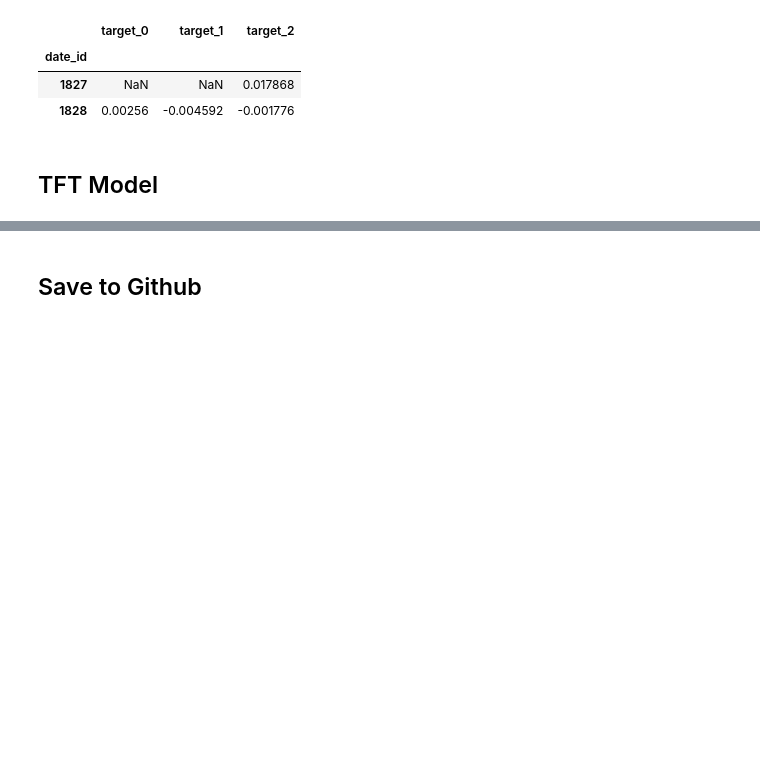
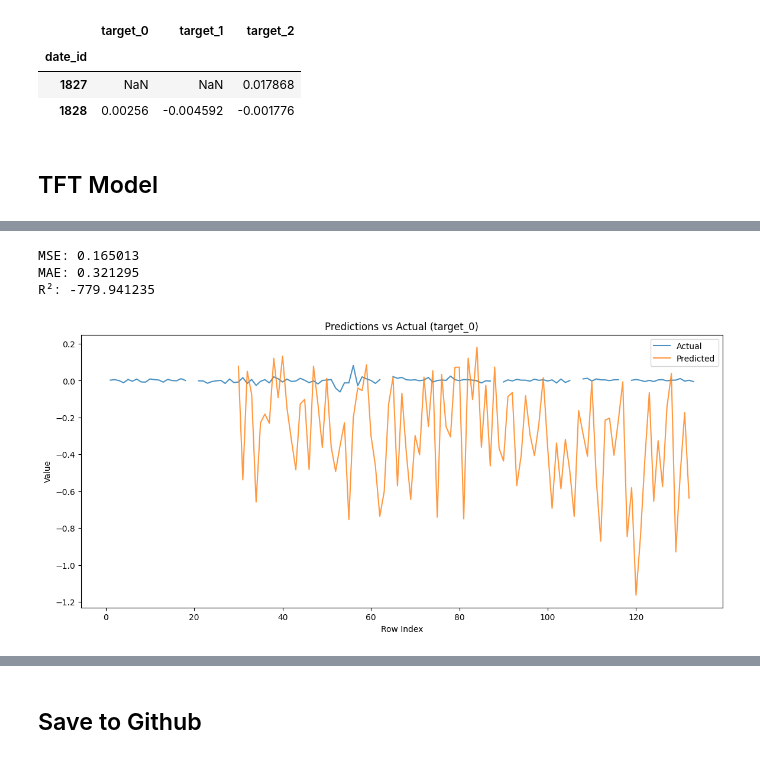
Before and after one commit to abishpius/MITSUICO_Commodity_Prediction, a Jupyter notebook: Kaggle_MITSUICO_Commodity_Prediction.ipynb, the cells around one changed output, grey strips where cells are left out. Cells and saved outputs as stored; diff of their text form; code cells hidden in the pictures; blank space fills up the shorter version.

```diff
--- a/Kaggle_MITSUICO_Commodity_Prediction.ipynb
+++ b/Kaggle_MITSUICO_Commodity_Prediction.ipynb
@@ -1488,0 +1616,25 @@ Epoch 17/20
+# %%
+test_processed = preprocess_test(test, scaler, train.columns.tolist())
+
+target_test = test_labels['target_0'].fillna(0)
+
+test_gen = TFTDataGenerator(
+    test_processed,
+    target_test,
+    f_length=30,
+    t_length=1,
+    batch_size=32
+)
+# %%
+# Predict with generator
+preds = model.predict(test_gen).flatten()
+
+# Allocate aligned preds array (same length as test set)
+aligned_preds = np.full(len(test), np.nan)
+
+# Generator predicts starting from row f_length
+start_idx = test_gen.f_length
+aligned_preds[start_idx:start_idx+len(preds)] = preds
+
+# True values = just the target_test aligned
+true_vals = test_labels['target_0'].values
@@ -1488,0 +1643,25 @@ Epoch 17/20
+# %%
+mask = ~np.isnan(true_vals) & ~np.isnan(aligned_preds)
+
+mse = mean_squared_error(true_vals[mask], aligned_preds[mask])
+mae = mean_absolute_error(true_vals[mask], aligned_preds[mask])
+r2  = r2_score(true_vals[mask], aligned_preds[mask])
+
+print(f"MSE: {mse:.6f}")
+print(f"MAE: {mae:.6f}")
+print(f"R²: {r2:.6f}")
+# %% [output]
+MSE: 0.165013
+MAE: 0.321295
+R²: -779.941235
+# %%
+plt.figure(figsize=(14,6))
+plt.plot(true_vals, label="Actual", alpha=0.8)
+plt.plot(aligned_preds, label="Predicted", alpha=0.8)
+plt.title("Predictions vs Actual (target_0)")
+plt.xlabel("Row Index")
+plt.ylabel("Value")
+plt.legend()
+plt.show()
+# %% [output]
+[figure, added]
```
Also changed, not shown: parts of 18 cells of this notebook.
